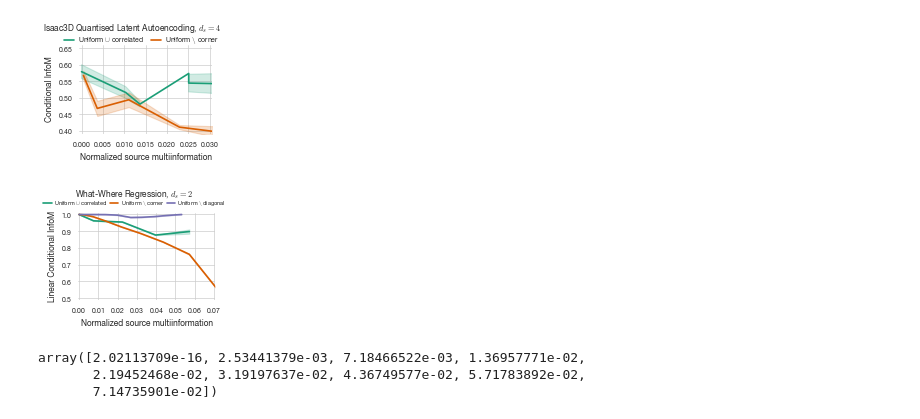
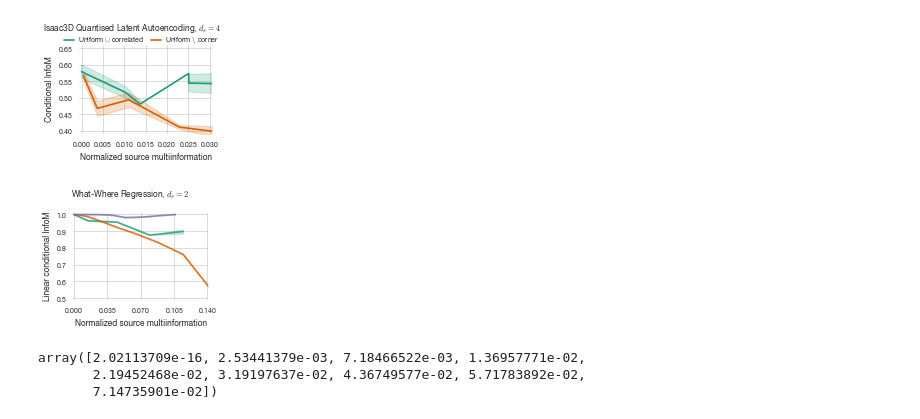
Before and after one commit to kylehkhsu/modular, a Jupyter notebook: results.ipynb, the cells around one changed output. Saved outputs shown, nothing was run; the diff lists cells and outputs as text; code cells hidden in the pictures.

```diff
--- a/results.ipynb
+++ b/results.ipynb
@@ -224,7 +479,7 @@ plt.savefig('qlae_isaac3d.pdf')
 # %% [output]
 [figure]
 # %%
-from metrics import compute_linear_metrics, normalized_multiinformation
+from metrics import compute_linear_metrics, multiinformation
 
 data_path = 'FigureData/'
 
@@ -234,7 +489,7 @@ data_distributions_3 = [
     dropout in dropouts]
 activity_data_3 = [np.load(
     data_path + f'panel_3/responses_dropout_{dropout}.npy', allow_pickle=True
-    ) for dropout in dropouts]
+) for dropout in dropouts]
 
 correlations = [1, 2, 3, 4, 5]
 data_distributions_4 = [
@@ -258,7 +513,7 @@ data_distributions_31 = [
     dropout in diag_dropouts]
 activity_data_31 = [np.load(
     data_path + f'panel_3/responses_diag_{dropout}.npy', allow_pickle=True
-    ) for dropout in diag_dropouts]
+) for dropout in diag_dropouts]
 
 corner_lins = []
 for i, dropout in enumerate(dropouts):
@@ -281,7 +536,7 @@ for i, dropout in enumerate(dropouts):
         latents = latents[~np.isnan(latents).any(axis=1)]
         lins = compute_linear_metrics(
             sources, latents, 'continuous', 'continuous'
-            )
+        )
         # pprint(lins)
         dropout_corner_lins.append(lins)
     corner_lins.append(dropout_corner_lins)
@@ -307,7 +562,7 @@ for i, dropout in enumerate(diag_dropouts):
         latents = latents[~np.isnan(latents).any(axis=1)]
         lins = compute_linear_metrics(
             sources, latents, 'continuous', 'continuous'
-            )
+        )
         # pprint(lins)
         dropout_diag_lins.append(lins)
     diag_lins.append(dropout_diag_lins)
@@ -333,7 +588,7 @@ for i, corr in enumerate(correlations):
         latents = latents[~np.isnan(latents).any(axis=1)]
         lins = compute_linear_metrics(
             sources, latents, 'continuous', 'continuous'
-            )
+        )
         # pprint(lins)
         corr_lins.append(lins)
     all_corr_lins.append(corr_lins)
@@ -359,7 +614,7 @@ for i, dropout in enumerate(dropouts):
         source2 = source2[~np.isnan(source2).any(axis=1)]
         # nmi = utils.mutual_information(source1, source2)
         sources = np.hstack((source1, source2))
-        nmi = normalized_multiinformation(sources)
+        nmi = multiinformation(sources)['normalized_mi']
         dropout_nmis.append(nmi)
     corner_nmis.append(dropout_nmis)
 corner_nmis = np.array([corner_nmi[0] for corner_nmi in corner_nmis])
@@ -385,7 +640,7 @@ for i, dropout in enumerate(diag_dropouts):
         source2 = source2[~np.isnan(source2).any(axis=1)]
         # nmi = utils.mutual_information(source1, source2)
         sources = np.hstack((source1, source2))
-        nmi = normalized_multiinformation(sources)
+        nmi = multiinformation(sources)['normalized_mi']
         dropout_nmis.append(nmi)
     diag_nmis.append(dropout_nmis)
 diag_nmis = np.array([diag_nmi[0] for diag_nmi in diag_nmis])
@@ -408,7 +663,7 @@ for i, corr in enumerate(correlations):
     s1 = np.array(source1[i]).reshape(-1, 1)
     s2 = np.array(source2[i]).reshape(-1, 1)
     sources = np.hstack((s1, s2))
-    nmi = normalized_multiinformation(sources)
+    nmi = multiinformation(sources)['normalized_mi']
     corr_nmis.append(nmi)
 
 all_lins = [corner_lins, diag_lins, all_corr_lins]
@@ -452,58 +707,52 @@ sns.set_theme(
         'ytick.labelsize':                 5,
         'ytick.major.pad':                 -0.5,
         'grid.linewidth':                  0.5,
-        'legend.fontsize':                 4,
+        'legend.fontsize':                 5,
         'hatch.linewidth':                 0.3,
         'lines.linewidth':                 1.2,
         'lines.markersize':                10,
         'figure.constrained_layout.w_pad': 0.03,
         'figure.constrained_layout.h_pad': 0.05
     }
 )
+fig, ax = plt.subplots(figsize=(1.8, 1.5))
 sns.set_palette('Dark2')
-fig, ax = plt.subplots(figsize=(1.8, 1.5))
 sns.lineplot(
     data=df_ww,
     x='source_nmi',
     y='linear_cinfom',
     hue='group',
     hue_order=['corr', 'corner', 'diag'],
     markers=True,
     errorbar=('se', 1),
     ax=ax,
+    alpha=0.8
 )
-# sns.scatterplot(
-#     data=df_ww,
-#     x='source_nmi',
-#     y='linear_cinfom',
-#     hue='group',
-#     ax=ax,
-# )
+
 ax.set_ylim(0.49, 1.01)
 ax.set_yticks(np.linspace(0.5, 1.0, 6))
-# ax.set_yticks([0, 0.2, 0.4, 0.6, 0.8, 1.0])
-ax.set_xlim(-0.0005, 0.0705)
-ax.set_xticks(np.linspace(0, 0.07, 8))
+ax.set_xlim(-0.0005, 0.1405)
+ax.set_xticks(np.linspace(0, 0.14, 5))
 handles, labels = ax.get_legend_handles_labels()
 # labels = [r'Uniform $\cup$ correlated', r'Uniform $\backslash$ slice']
 labels = [r'Uniform $\cup$ correlated', r'Uniform $\backslash$ corner',
           r'Uniform $\backslash$ diagonal']
 ax.legend().set_visible(False)
-fig.legend(
-    handles, labels, loc='upper center', bbox_to_anchor=(0.5, 0.91),
-    title=None, ncol=3, frameon=False, columnspacing=0.5, handletextpad=0.4,
-    borderpad=0.05, borderaxespad=0.4, handlelength=1.5
-)
+# fig.legend(
+#     handles, labels, loc='upper center', bbox_to_anchor=(0.5, 0.91),
+#     title=None, ncol=3, frameon=False, columnspacing=0.5, handletextpad=0.4,
+#     borderpad=0.05, borderaxespad=0.4, handlelength=1.5
+# )
 ax.spines['top'].set_visible(False)
 ax.spines['right'].set_visible(False)
 ax.spines['bottom'].set_visible(False)
 ax.spines['left'].set_visible(False)
 ax.set_xlabel('Normalized source multiinformation')
-ax.set_ylabel('Linear Conditional InfoM')
+ax.set_ylabel('Linear conditional InfoM')
 fig.suptitle(r'What-Where Regression, $d_s = 2$')
 plt.savefig('what_where.pdf')
 # %% [output]
-[figure, old version]
+[figure, new version]
 # %%
 all_nmis[0]
 # %% [output]
```
Also changed, not shown: parts of 9 cells of this notebook, 19 other files.
